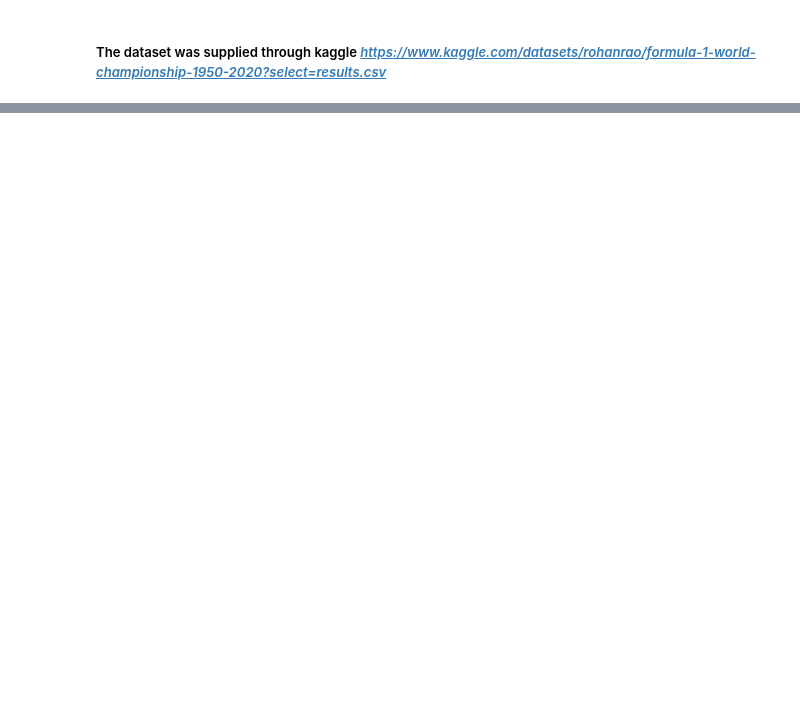
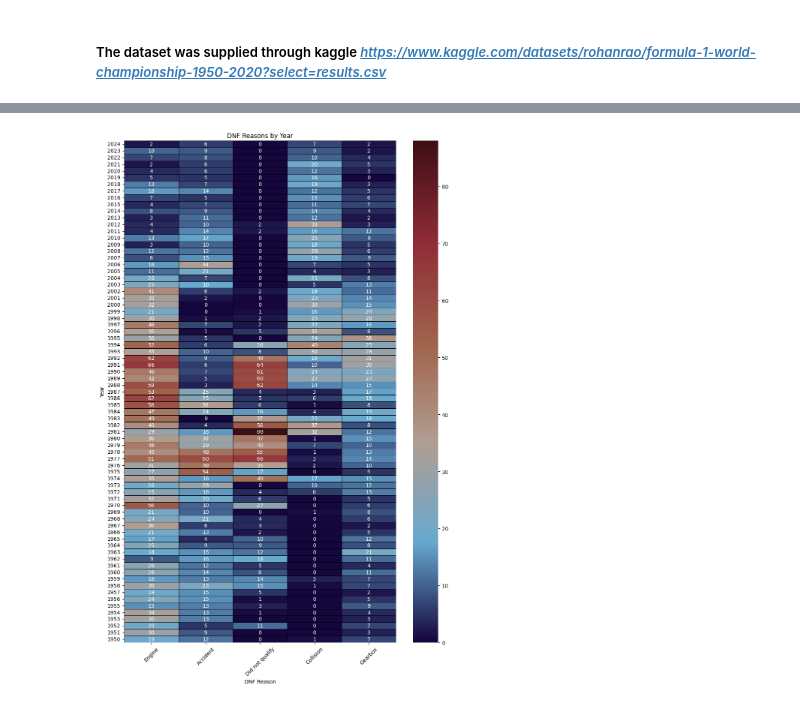
Before and after one commit to mohandsherief82/AI-Tasks, a Jupyter notebook: Task 2/task2.1.ipynb, the cells around one changed output, grey strips where cells are left out. Saved outputs shown, nothing was run; the diff lists cells and outputs as text; code cells hidden in the pictures; blank space fills up the shorter version.

```diff
--- a/Task 2/task2.1.ipynb
+++ b/Task 2/task2.1.ipynb
@@ -29,9 +55,0 @@ missing_values_count
-# %%
-data.loc[data["time"] == r'\N', ['time', 'milliseconds']] = np.nan
-data.loc[data["position"] == r'\N', ['position']] = "DNF"
-
-# turn string integer to appropriate numerical values
-data['driverId'] = pd.to_numeric(data['position'], errors='coerce')
-sdata = data.loc[data['driverId'] == 3]
-
-sdata
@@ -72,0 +141,80 @@ TypeError: Could not convert string '3333333333333333333333333333333333333333333
+# %%
+# Reliability Analysis
+# Get the uniques values for each year and cosider it an era
+eras = data['year'].unique()
+
+# list of values that show the driver finished the race
+finish_list = [
+    'Finished', '+1 Lap', '+2 Laps', '+3 Laps', '+4 Laps', '+5 Laps',
+    '+6 Laps', '+7 Laps', '+8 Laps', '+9 Laps', '+10 Laps', '+11 Laps',
+    '+12 Laps', '+13 Laps', '+14 Laps', '+15 Laps', '+16 Laps', '+17 Laps',
+    '+18 Laps', '+19 Laps', '+20 Laps', '+21 Laps', '+22 Laps', '+23 Laps',
+    '+24 Laps', '+25 Laps', '+26 Laps', '+29 Laps', '+30 Laps', '+42 Laps', '+44 Laps', '+46 Laps'
+]
+
+# pairs of reasons the racer didn't finish and year
+dnf_data = {}
+
+# Loop for each year
+for year in eras:
+    # Filter the DataFrame to get data for the current year
+    year_data = data.loc[data['year'] == year]
+
+    # Find the row with values that show the driver didn't finish
+    dnf_year_data = year_data.loc[~year_data['status'].isin(finish_list)]
+
+    # Count the occurrences of each unique status and store it as a dictionary
+    dnf_data[year] = dnf_year_data['status'].value_counts().to_dict()
+
+
+# Plotting the data
+heatmap_df = pd.DataFrame.from_dict(dnf_data, orient='index').sort_index(ascending=False)
+
+# Set the number of top reasons you want to display
+num_top_reasons = 5
+
+# Calculate the total count for each DNF reason and get the top N reasons
+top_reasons = heatmap_df.sum().nlargest(num_top_reasons).index.tolist()
+
+# Filter the DataFrame to include only the top reasons
+filtered_heatmap_df = heatmap_df[top_reasons].fillna(0)
+
+# Get the number of rows and columns to automatically adjust the plot size
+rows, cols = filtered_heatmap_df.shape
+fig_width = max(10, cols * .5)  # Base width of 10, but scale up for more columns
+fig_height = max(6, rows * 0.2) # Base height of 6, but scale up for more rows
+
+# Custom color mappings
+hex_colors_quartiles = ["#15063d", "#67a9cf", "#b19d92", "#9f634b", "#902b38", "#3d0f15"]
+positions = [0, 0.2, 0.4, 0.6, 0.8, 1]
+
+# Create a custom colormap with four distinct colors.
+# matplotlib will automatically create transitions at equal intervals
+# between the colors, effectively creating four quartiles in the color scale.
+custom_cmap_quartiles = LinearSegmentedColormap.from_list(
+    "custom_quartiles",
+    list(zip(positions, hex_colors_quartiles)),
+    N=256 # A higher N gives a smoother transition
+)
+
+# Create the heatmap with enhanced styling and dynamic figure size
+plt.figure(figsize=(fig_width, fig_height))
+
+sns.heatmap(
+    filtered_heatmap_df,
+    annot=True,              # Display the value in each cell
+    cmap=custom_cmap_quartiles,          # Use a different color map for contrast
+    linewidths=.5,           # Add lines between cells for better separation
+    linecolor='black'        # Set the line color
+)
+
+plt.title('DNF Reasons by Year')
+plt.xlabel('DNF Reason')
+plt.ylabel('Year')
+plt.xticks(rotation=45)
+plt.tight_layout()
+
+plt.savefig("reliability_analysis.png")
+plt.show()
+# %% [output]
+[figure, added]
```
Also changed, not shown: parts of 10 cells of this notebook, 9 other files.
